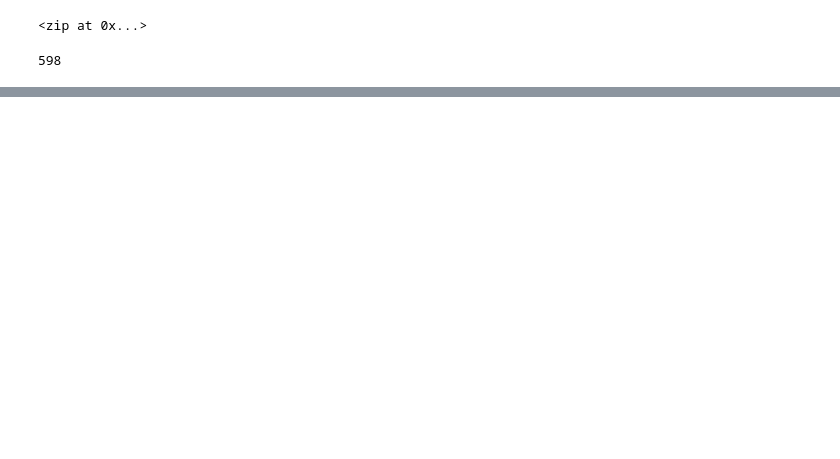
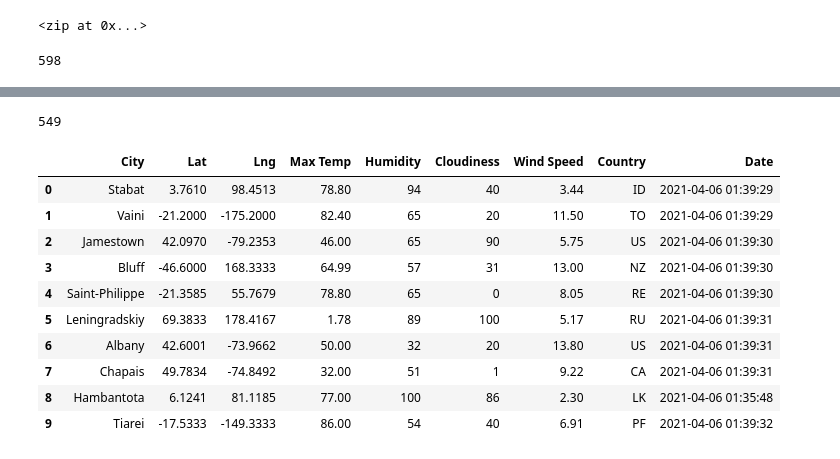
Before and after one commit to DeliaDavila/World_Weather_Analysis, a Jupyter notebook: WeatherPy.ipynb, the cells around one changed output, grey strips where cells are left out. Drawn from its saved outputs; the diff is of its cells as text; code cells hidden in the pictures; blank space fills up the shorter version.

```diff
--- a/WeatherPy.ipynb
+++ b/WeatherPy.ipynb
@@ -33,0 +40,4 @@ len(cities)
+# %%
+# Starting URL for Weather Map API Call.
+url = "http://api.openweathermap.org/data/2.5/weather?units=Imperial&APPID=" + weather_api_key
+print(url)
@@ -33,0 +127,20 @@ len(cities)
+# %%
+len(city_data)
+# %% [output]
+549
+# %%
+# Convert the array of dictionaries to a Pandas DataFrame.
+city_data_df = pd.DataFrame(city_data)
+city_data_df.head(10)
+# %% [output]
+|  | City | Lat | Lng | Max Temp | Humidity | Cloudiness | Wind Speed | Country | Date |
+| 0 | Stabat | 3.7610 | 98.4513 | 78.80 | 94 | 40 | 3.44 | ID | 2021-04-06 01:39:29 |
+| 1 | Vaini | -21.2000 | -175.2000 | 82.40 | 65 | 20 | 11.50 | TO | 2021-04-06 01:39:29 |
+| 2 | Jamestown | 42.0970 | -79.2353 | 46.00 | 65 | 90 | 5.75 | US | 2021-04-06 01:39:30 |
+| 3 | Bluff | -46.6000 | 168.3333 | 64.99 | 57 | 31 | 13.00 | NZ | 2021-04-06 01:39:30 |
+| 4 | Saint-Philippe | -21.3585 | 55.7679 | 78.80 | 65 | 0 | 8.05 | RE | 2021-04-06 01:39:30 |
+| 5 | Leningradskiy | 69.3833 | 178.4167 | 1.78 | 89 | 100 | 5.17 | RU | 2021-04-06 01:39:31 |
+| 6 | Albany | 42.6001 | -73.9662 | 50.00 | 32 | 20 | 13.80 | US | 2021-04-06 01:39:31 |
+| 7 | Chapais | 49.7834 | -74.8492 | 32.00 | 51 | 1 | 9.22 | CA | 2021-04-06 01:39:31 |
+| 8 | Hambantota | 6.1241 | 81.1185 | 77.00 | 100 | 86 | 2.30 | LK | 2021-04-06 01:35:48 |
+| 9 | Tiarei | -17.5333 | -149.3333 | 86.00 | 54 | 40 | 6.91 | PF | 2021-04-06 01:39:32 |
```
Also changed, not shown: parts of 6 cells of this notebook, 2 other files.
